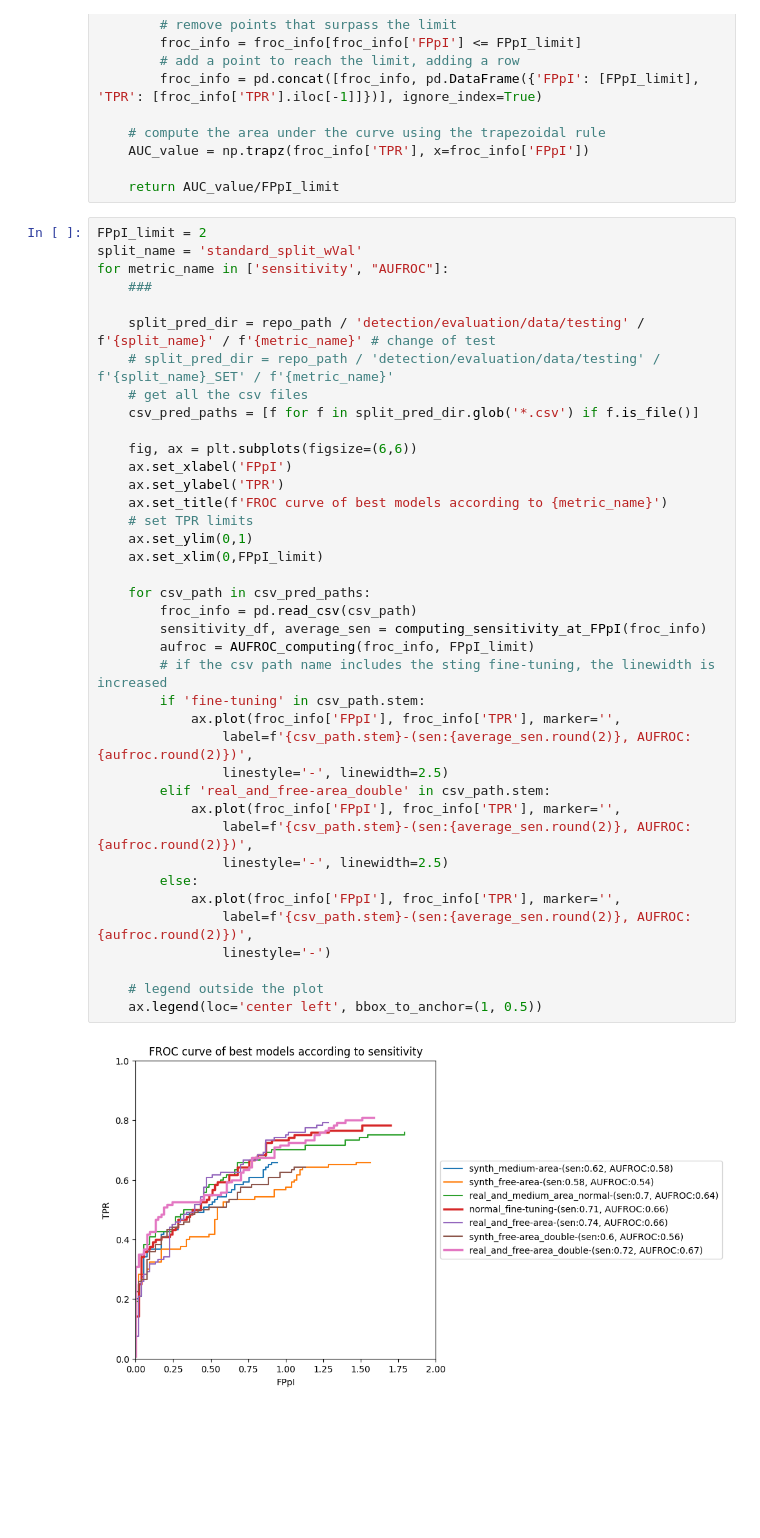
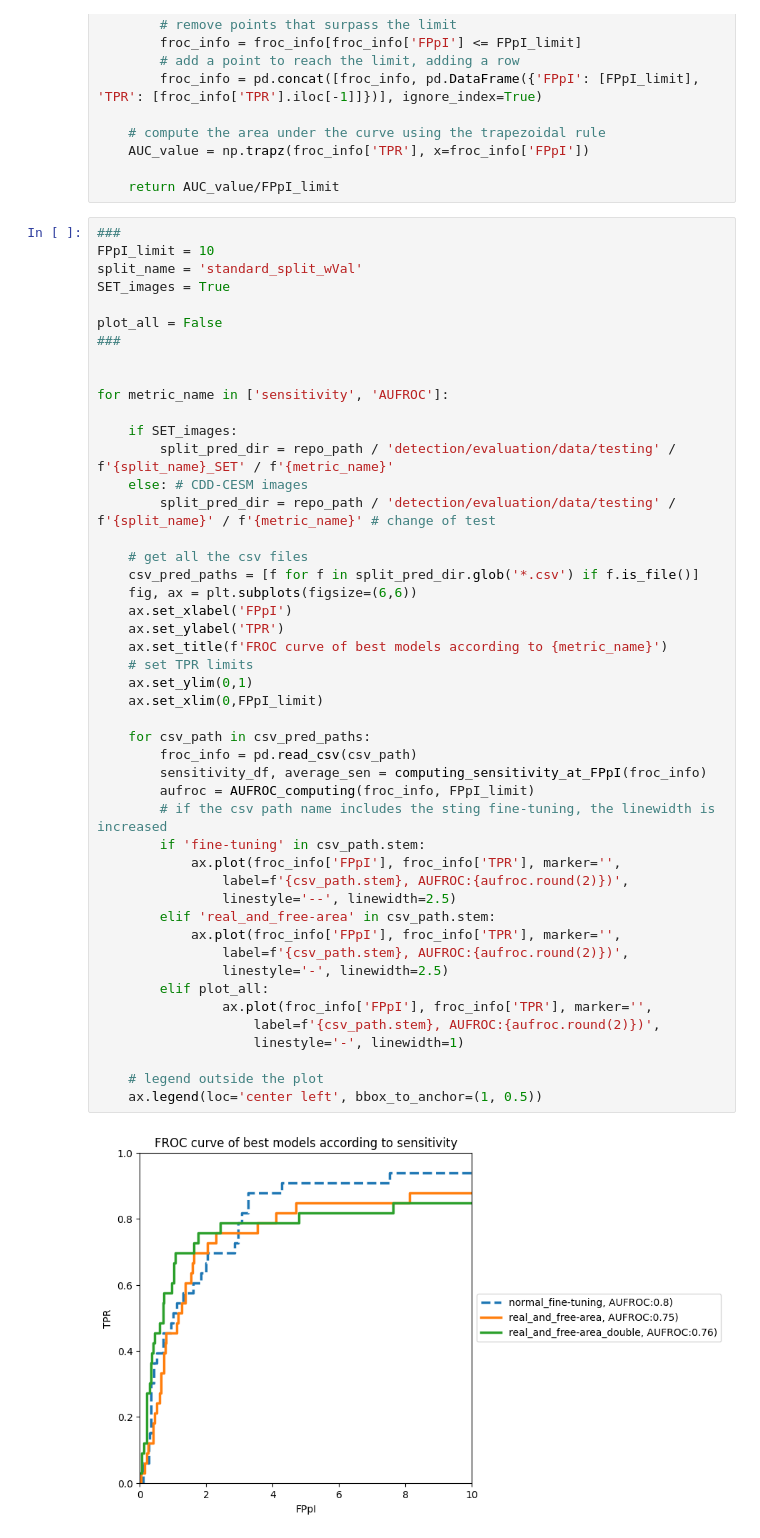
Before and after one commit to Likalto4/CEM-Detect, a Jupyter notebook: detection/evaluation/testing/testing_models.ipynb, the cells around one changed output. Saved outputs shown, nothing was run; the diff lists cells and outputs as text; blank space fills up the shorter version.

Commit message:
changed the evaluation and testing structure The min_Score is considered as a parameter for the evaluation and testing

```diff
--- a/detection/evaluation/testing/testing_models.ipynb
+++ b/detection/evaluation/testing/testing_models.ipynb
@@ -117,43 +120,51 @@ def AUFROC_computing(froc_info, FPpI_limit=1.0):
 
     return AUC_value/FPpI_limit
 # %%
-FPpI_limit = 2
+###
+FPpI_limit = 10
 split_name = 'standard_split_wVal'
-for metric_name in ['sensitivity', "AUFROC"]:
-    ###
+SET_images = True
 
-    split_pred_dir = repo_path / 'detection/evaluation/data/testing' / f'{split_name}' / f'{metric_name}' # change of test
-    # split_pred_dir = repo_path / 'detection/evaluation/data/testing' / f'{split_name}_SET' / f'{metric_name}'
+plot_all = False
+###
+
+
+for metric_name in ['sensitivity', 'AUFROC']:
+
+    if SET_images:
+        split_pred_dir = repo_path / 'detection/evaluation/data/testing' / f'{split_name}_SET' / f'{metric_name}'
+    else: # CDD-CESM images
+        split_pred_dir = repo_path / 'detection/evaluation/data/testing' / f'{split_name}' / f'{metric_name}' # change of test
+
     # get all the csv files
     csv_pred_paths = [f for f in split_pred_dir.glob('*.csv') if f.is_file()]
-
     fig, ax = plt.subplots(figsize=(6,6))
     ax.set_xlabel('FPpI')
     ax.set_ylabel('TPR')
     ax.set_title(f'FROC curve of best models according to {metric_name}')
     # set TPR limits
     ax.set_ylim(0,1)
     ax.set_xlim(0,FPpI_limit)
 
     for csv_path in csv_pred_paths:
         froc_info = pd.read_csv(csv_path)
         sensitivity_df, average_sen = computing_sensitivity_at_FPpI(froc_info)
         aufroc = AUFROC_computing(froc_info, FPpI_limit)
         # if the csv path name includes the sting fine-tuning, the linewidth is increased
         if 'fine-tuning' in csv_path.stem:
             ax.plot(froc_info['FPpI'], froc_info['TPR'], marker='',
-                label=f'{csv_path.stem}-(sen:{average_sen.round(2)}, AUFROC:{aufroc.round(2)})',
+                label=f'{csv_path.stem}, AUFROC:{aufroc.round(2)})',
+                linestyle='--', linewidth=2.5)
+        elif 'real_and_free-area' in csv_path.stem:
+            ax.plot(froc_info['FPpI'], froc_info['TPR'], marker='',
+                label=f'{csv_path.stem}, AUFROC:{aufroc.round(2)})',
                 linestyle='-', linewidth=2.5)
-        elif 'real_and_free-area_double' in csv_path.stem:
-            ax.plot(froc_info['FPpI'], froc_info['TPR'], marker='',
-                label=f'{csv_path.stem}-(sen:{average_sen.round(2)}, AUFROC:{aufroc.round(2)})',
-                linestyle='-', linewidth=2.5)
-        else:
-            ax.plot(froc_info['FPpI'], froc_info['TPR'], marker='',
-                label=f'{csv_path.stem}-(sen:{average_sen.round(2)}, AUFROC:{aufroc.round(2)})',
-                linestyle='-')
+        elif plot_all:
+                ax.plot(froc_info['FPpI'], froc_info['TPR'], marker='',
+                    label=f'{csv_path.stem}, AUFROC:{aufroc.round(2)})',
+                    linestyle='-', linewidth=1)
 
     # legend outside the plot
     ax.legend(loc='center left', bbox_to_anchor=(1, 0.5))
 # %% [output]
-[figure, old version]
+[figure, new version]
```
Also changed, not shown: parts of 2 cells of this notebook, 8 other files.
